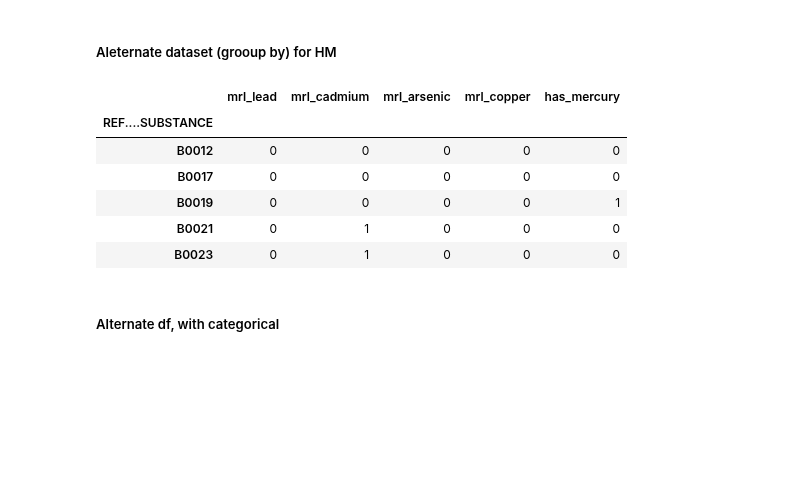
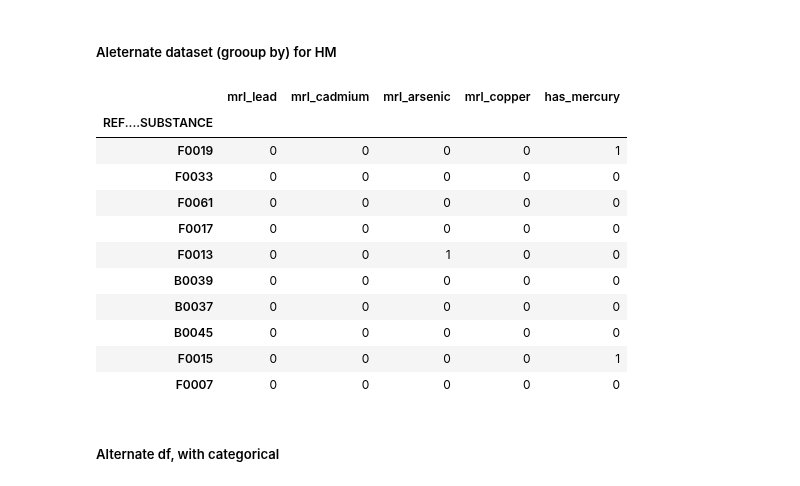
Before and after one commit to Demesmaeker/beeOdiversity, a Jupyter notebook: 01_preprocessing.ipynb, the cells around one changed output. Cells and saved outputs as stored; diff of their text form; code cells hidden in the pictures; blank space fills up the shorter version.

```diff
--- a/01_preprocessing.ipynb
+++ b/01_preprocessing.ipynb
@@ -133,15 +133,20 @@ hm_df.head()
 ##### Aleternate dataset (grooup by) for HM
 # %%
 group_hm_df = hm_df.groupby('REF....SUBSTANCE').agg(max).drop(columns=['PERIOD'])
-group_hm_df.head()
+group_hm_df.sample(10)
 # %% [output]
 |  | mrl_lead | mrl_cadmium | mrl_arsenic | mrl_copper | has_mercury |
 | REF....SUBSTANCE |  |  |  |  |  |
-| B0012 | 0 | 0 | 0 | 0 | 0 |
-| B0017 | 0 | 0 | 0 | 0 | 0 |
-| B0019 | 0 | 0 | 0 | 0 | 1 |
-| B0021 | 0 | 1 | 0 | 0 | 0 |
-| B0023 | 0 | 1 | 0 | 0 | 0 |
+| F0019 | 0 | 0 | 0 | 0 | 1 |
+| F0033 | 0 | 0 | 0 | 0 | 0 |
+| F0061 | 0 | 0 | 0 | 0 | 0 |
+| F0017 | 0 | 0 | 0 | 0 | 0 |
+| F0013 | 0 | 0 | 1 | 0 | 0 |
+| B0039 | 0 | 0 | 0 | 0 | 0 |
+| B0037 | 0 | 0 | 0 | 0 | 0 |
+| B0045 | 0 | 0 | 0 | 0 | 0 |
+| F0015 | 0 | 0 | 0 | 0 | 1 |
+| F0007 | 0 | 0 | 0 | 0 | 0 |
 # %% [markdown]
 ##### Alternate df, with categorical
 # %%
```
Also changed, not shown: parts of 50 cells of this notebook, 6 other files.
